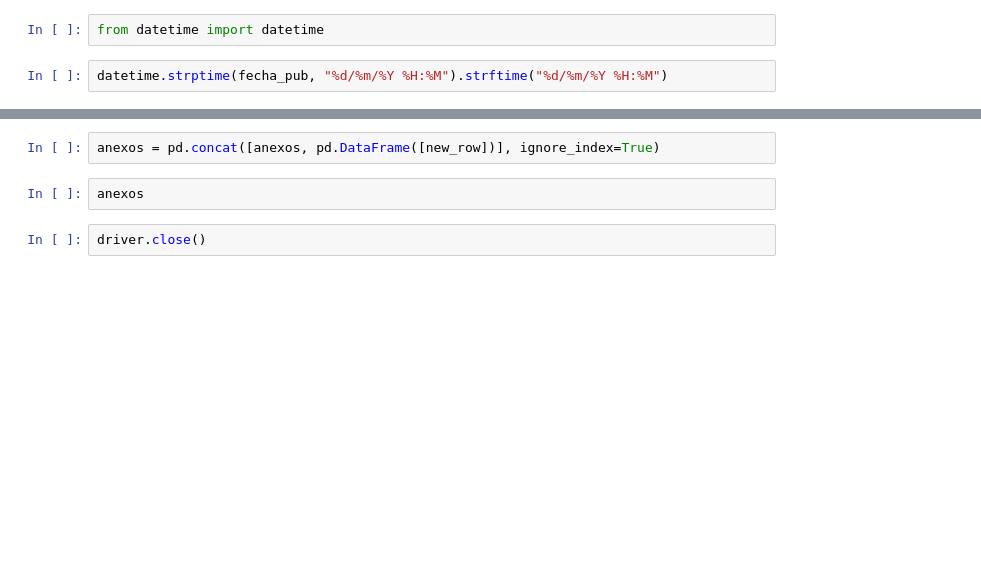
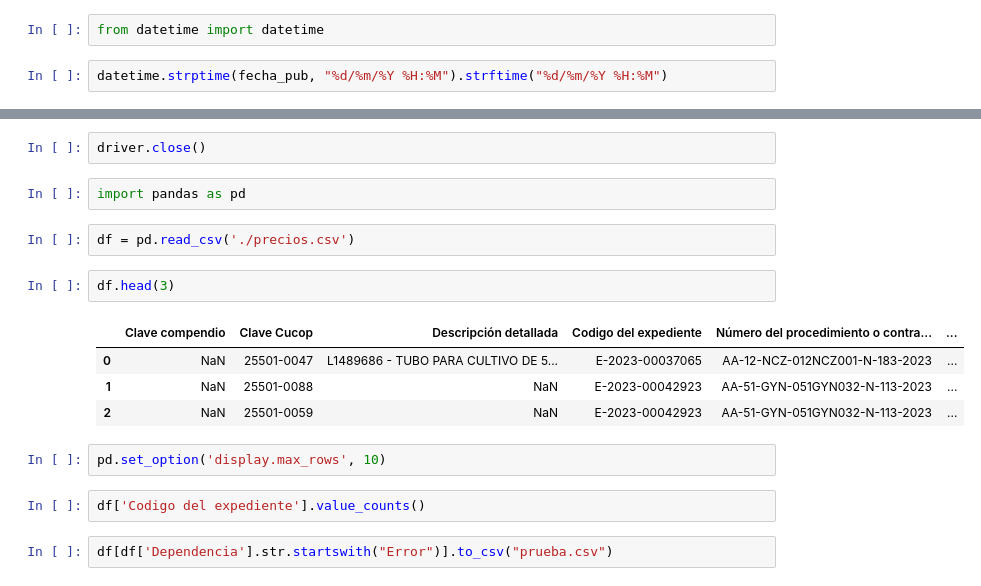
Before and after one commit to iswJuanAmaya/dispositivos-medicos, a Jupyter notebook: prueba.ipynb, the cells around one changed output, grey strips where cells are left out. Drawn from its saved outputs; the diff is of its cells as text; blank space fills up the shorter version.

```diff
--- a/prueba.ipynb
+++ b/prueba.ipynb
@@ -566,6 +475,19 @@ new_row = {'cod_exp':cod_exp, 'num_proc':num_proc, 'anexo':filename, 'scrapped_d
-# %%
-anexos = pd.concat([anexos, pd.DataFrame([new_row])], ignore_index=True)
-# %%
-anexos
 # %%
 driver.close()
+# %%
+import pandas as pd
+# %%
+df = pd.read_csv('./precios.csv')
+# %%
+df.head(3)
+# %% [output]
+|  | Clave compendio | Clave Cucop | Descripción detallada | Codigo del expediente | Número del procedimiento o contra... | ... |
+| 0 | NaN | 25501-0047 | L1489686 - TUBO PARA CULTIVO DE 5... | E-2023-00037065 | AA-12-NCZ-012NCZ001-N-183-2023 | ... |
+| 1 | NaN | 25501-0088 | NaN | E-2023-00042923 | AA-51-GYN-051GYN032-N-113-2023 | ... |
+| 2 | NaN | 25501-0059 | NaN | E-2023-00042923 | AA-51-GYN-051GYN032-N-113-2023 | ... |
+# %%
+pd.set_option('display.max_rows', 10)
+# %%
+df['Codigo del expediente'].value_counts()
+# %%
+df[df['Dependencia'].str.startswith("Error")].to_csv("prueba.csv")
```
Also changed, not shown: parts of 34 cells of this notebook, 4 other files.
